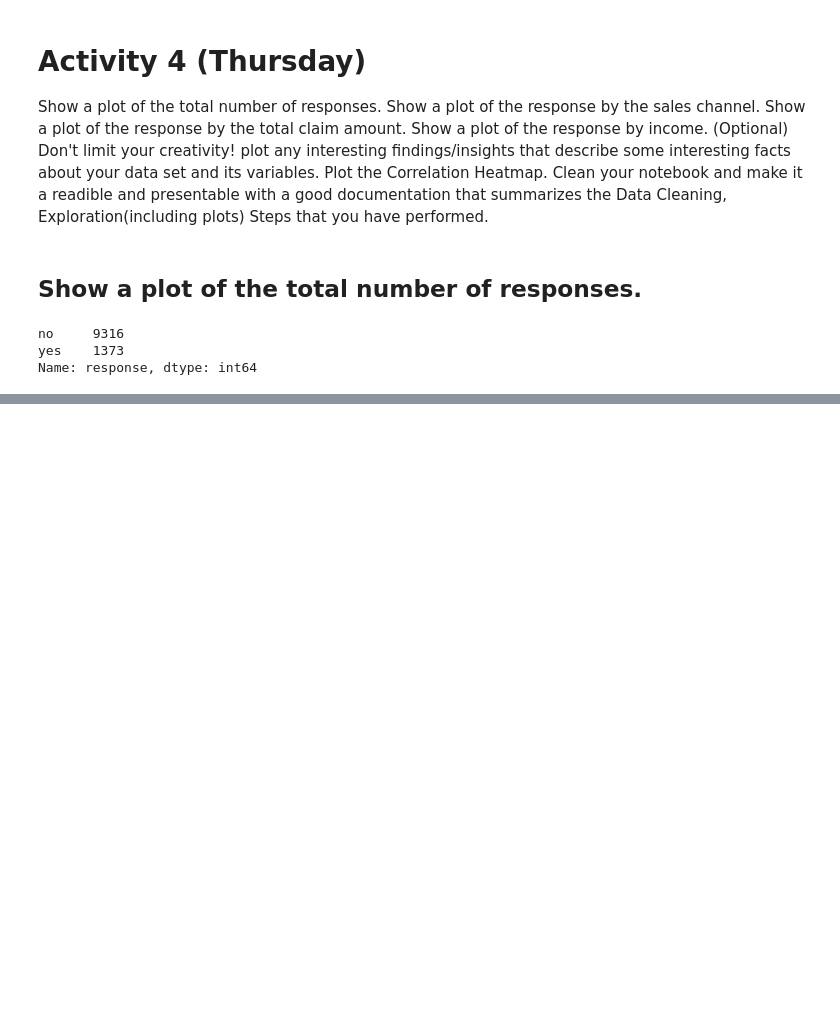
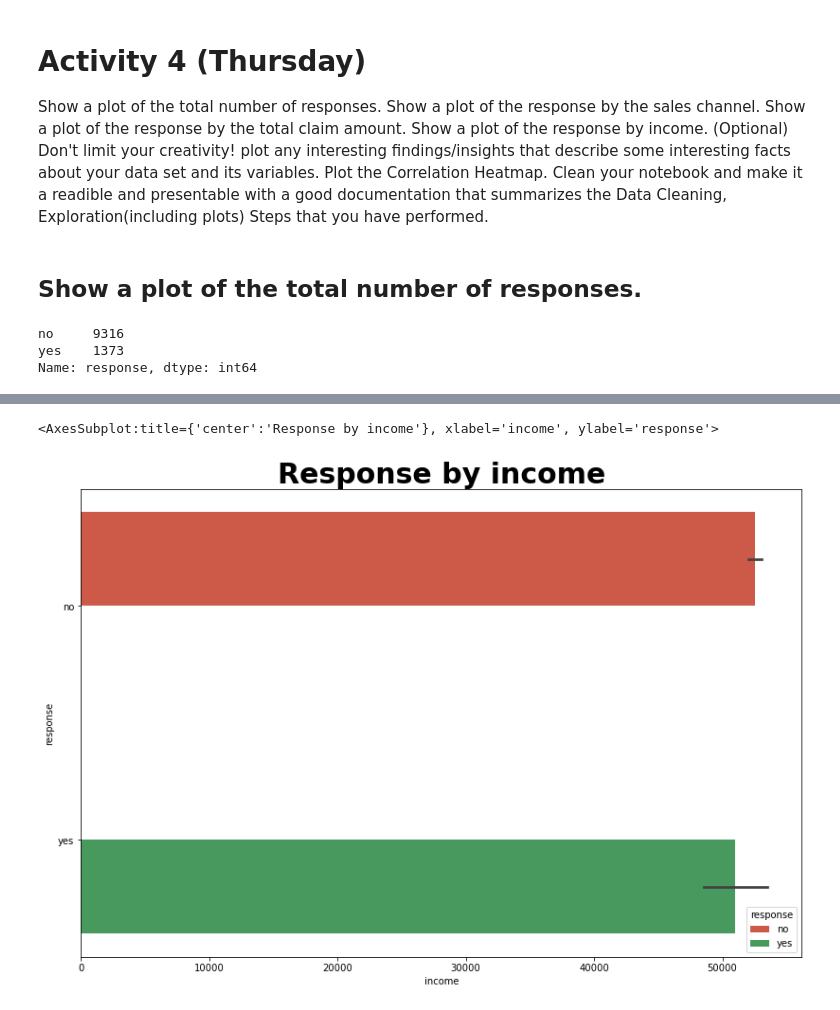
Before and after one commit to RodrigoFranco79/IronRodrigo, a Jupyter notebook: Week 2/Customer_Analysis_Case_Study_plot.D3.W2.RodrigoFranco.ipynb, the cells around one changed output, grey strips where cells are left out. Cells and saved outputs as stored; diff of their text form; code cells hidden in the pictures; blank space fills up the shorter version.

```diff
--- a/Week 2/Customer_Analysis_Case_Study_plot.D3.W2.RodrigoFranco.ipynb
+++ b/Week 2/Customer_Analysis_Case_Study_plot.D3.W2.RodrigoFranco.ipynb
@@ -173,0 +217,9 @@ sns.barplot(x = response_channel['income'],y = response_channel['response'], hue
+# %%
+plt.figure(figsize=(30,20))
+plt.subplot(2,2,1)
+plt.title('Response by income', size='30', fontweight='bold')
+
+sns.barplot(x = response_channel['income'],y = response_channel['response'], hue = response_channel['response'], palette=palette_alive)
+# %% [output]
+<AxesSubplot:title={'center':'Response by income'}, xlabel='income', ylabel='response'>
+[figure, added]
```
Also changed, not shown: parts of 27 cells of this notebook.
